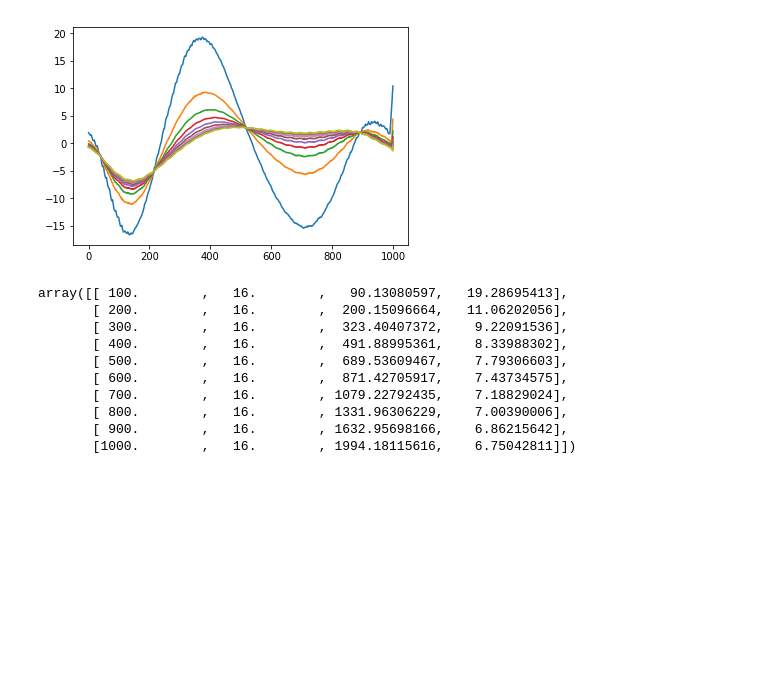
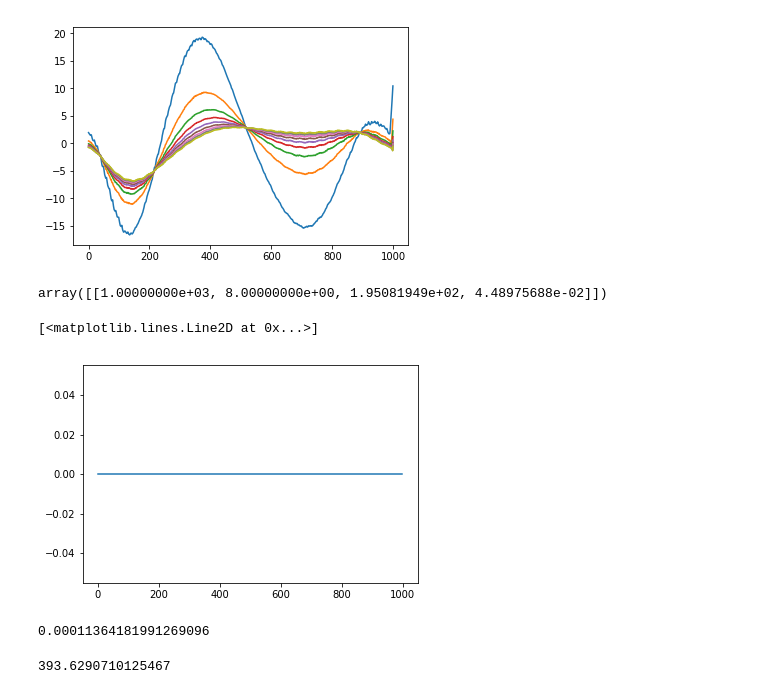
Before and after one commit to ZYVE255/ebm-optimizer, a Jupyter notebook: TestingDebugging.ipynb, the cells around one changed output. Cells and saved outputs as stored; diff of their text form; code cells hidden in the pictures; blank space fills up the shorter version.

```diff
--- a/TestingDebugging.ipynb
+++ b/TestingDebugging.ipynb
@@ -88,9 +88,10 @@ def RunTests(star, planet, points, base, basetimes):
 
     return lcs, data
 # %%
-p = np.zeros(shape=((10),2))
-p[:,1]=16
-for i in range(0,10):
-    p[i,0] = (i*100)+100
+p = np.zeros(shape=((1),2))
+p[:,1]=8
+p[:,0]=1000
+# for i in range(0,10):
+#     p[i,0] = (i*100)+100
 p
 # %% [output]
@@ -109,2 +99,9 @@ blt, blm, blc = opt.CreateBaseline(star,planet,spacial=16, orbit=1, temporal=500
+# %%
+#==========Set Up System==========
+planet = ebm.Planet(rad=1.500*const.R_jup.value, mass=1.170*const.M_jup.value,
+                    Porb=1.09142030, a=0.02340*2*const.au.value, inc=83.37, vWind=5e3, nlat = 8)
+star = ebm.Star(teff=6300., rad=1.59, mass=1.20)
+system = ebm.System(star, planet)
+blt, blm, blc = opt.CreateBaseline(star,planet,spacial=8, orbit=1, temporal=10000)
 # %%
 lcs, data = opt.RunTests(star,planet,p,blc,blt)
@@ -126,13 +123,32 @@ for i in range (1,10):
 # %%
 data
 # %% [output]
-array([[ 100.        ,   16.        ,   90.13080597,   19.28695413],
-       [ 200.        ,   16.        ,  200.15096664,   11.06202056],
-       [ 300.        ,   16.        ,  323.40407372,    9.22091536],
-       [ 400.        ,   16.        ,  491.88995361,    8.33988302],
-       [ 500.        ,   16.        ,  689.53609467,    7.79306603],
-       [ 600.        ,   16.        ,  871.42705917,    7.43734575],
-       [ 700.        ,   16.        , 1079.22792435,    7.18829024],
-       [ 800.        ,   16.        , 1331.96306229,    7.00390006],
-       [ 900.        ,   16.        , 1632.95698166,    6.86215642],
-       [1000.        ,   16.        , 1994.18115616,    6.75042811]])
+array([[1.00000000e+03, 8.00000000e+00, 1.95081949e+02, 4.48975688e-02]])
+# %%
+#==========Set Up System==========
+planet = ebm.Planet(rad=1.500*const.R_jup.value, mass=1.170*const.M_jup.value,
+                    Porb=1.09142030, a=0.02340*2*const.au.value, inc=83.37, vWind=5e3, nlat = 8)
+star = ebm.Star(teff=6300., rad=1.59, mass=1.20)
+system = ebm.System(star, planet)
+# Run initial burn-in - try guessing the equilibrium temperature to begin with
+Teq = system.get_teq()
+T0 = np.ones_like(system.planet.map.values)*Teq
+t0 = 0.
+t1 = t0+system.planet.Porb*1
+dt = system.planet.Porb/1000.
+times, maps = system.run_model(T0, t0, t1, dt, verbose=False)
+blight = system.lightcurve(bolo=False, wav=4.5e-6)
+# %%
+#plt.plot((blight-blc)*1e6)
+plt.plot(lcs[0]-blight)
+# %% [output]
+[<matplotlib.lines.Line2D at 0x...>]
+[figure, added]
+# %%
+np.amax(np.abs((blight-alight)*1e6))
+# %% [output]
+0.00011364181991269096
+# %%
+np.amax(np.abs((blc-alight)*1e6))
+# %% [output]
+393.6290710125467
```
Also changed, not shown: parts of 5 cells of this notebook, 2 other files.
